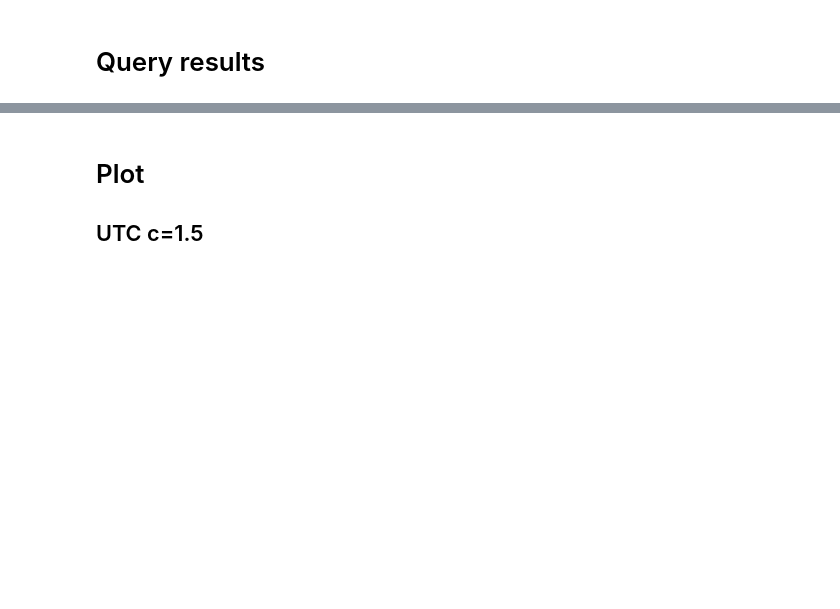
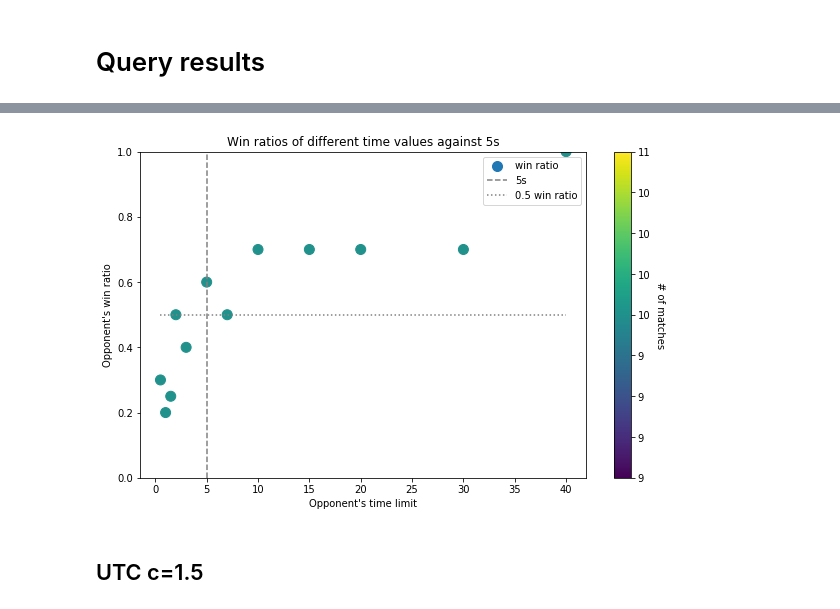
Before and after one commit to C4ptainCrunch/thesis, a Jupyter notebook: source/notebooks/query-cloudwatch.ipynb, the cells around one changed output, grey strips where cells are left out. Saved outputs shown, nothing was run; the diff lists cells and outputs as text; code cells hidden in the pictures; blank space fills up the shorter version.

```diff
--- a/source/notebooks/query-cloudwatch.ipynb
+++ b/source/notebooks/query-cloudwatch.ipynb
@@ -86,9 +74,13 @@ Name: side, Length: 6122, dtype: object
 # %%
 for row in data:
     if row['winner'] is None:
-        row['winner'] = float('+inf')
+        row['winner'] = 0.5
 
-df = pd.DataFrame(data)
+for row in text_data:
+    if row['winner'] is None:
+        row['winner'] = 0.5
+
+df = pd.DataFrame(results + text_data)
 # %%
 from datetime import timedelta as td
 
@@ -108,7 +100,7 @@ class UCTPlayer(Player):
 
 # Fix bad data
 df['version'] = df.version.fillna(1).astype(int)
-df['side'] = df['side'].f.astype(int)
+df['side'] = df['side'].fillna(-1).astype(int)
 
 # Only keep usable data
 df = df[df.version >= 2]
@@ -131,7 +128,7 @@ to_normalise['player'] = opponents
 to_normalise['opponent'] = players
 
 # Swap winner
-to_normalise['winner'] = (to_normalise['winner'] + 1) % 2
+to_normalise['winner'] = 1 - to_normalise['winner']
 
 # Swap individual scores
 to_normalise['score'] = to_normalise['score'].map(lambda x: list(reversed(x)))
@@ -142,8 +139,6 @@ normalised = pd.concat([
     to_normalise.copy()
 ])
 
-# Fix the ties
-normalised[normalised['winner'] == float('inf')] = 0.5
 
 # Evaluate both players
 normalised['player_eval'] = normalised['player'].map(lambda x: eval(x))
@@ -150,0 +150,4 @@ normalised['opponent_eval'] = normalised['opponent'].map(lambda x: eval(x))
+# %%
+mcts = normalised[normalised.pool == 'mcts_5s_time_compare_longer'].copy()
+mcts['time'] = mcts.opponent_eval.map(lambda x: x.args[1].total_seconds())
+grouped = mcts.groupby('time').winner.agg(['mean', 'count'])
@@ -151,6 +171,30 @@ normalised['opponent_eval'] = normalised['opponent'].map(lambda x: eval(x))
+# %%
+plt.figure(figsize=(10, 6))
+
+plt.scatter(
+    grouped.index,
+    grouped['mean'],
+    c=grouped['count'],
+    label='win ratio',
+    s=100
+)
+
+plt.vlines(5, 0, 1, linestyles='dashed', label="5s", color="grey")
+plt.hlines(0.5, grouped.index.min() , grouped.index.max(), linestyles='dotted', label="0.5 win ratio", color="grey")
+plt.legend()
+cb = plt.colorbar()
+cb.set_label('# of matches', rotation=270)
+cb.ax.set_yticklabels([int(i) for i in cb.get_ticks()])
+cb.ax.get_yaxis().labelpad = 15
+
+plt.ylim(0, 1)
+
+plt.title("Win ratios of different time values against 5s");
+plt.xlabel("Opponent's time limit")
+plt.ylabel("Opponent's win ratio");
+# %% [output]
+[figure, added]
 # %% [markdown]
-# Plot
-
 ## UTC c=1.5
 # %%
 uct = normalised[normalised.pool == 'uct-1_5-vs-range'].copy()
```
Also changed, not shown: parts of 15 cells of this notebook, 5 other files.
